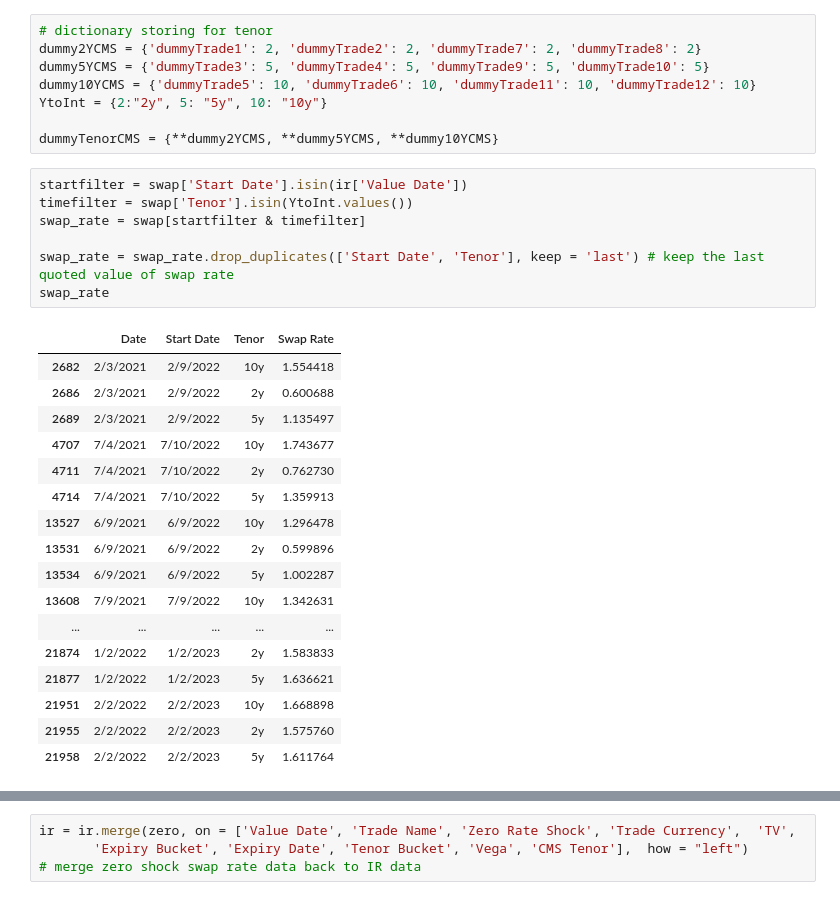
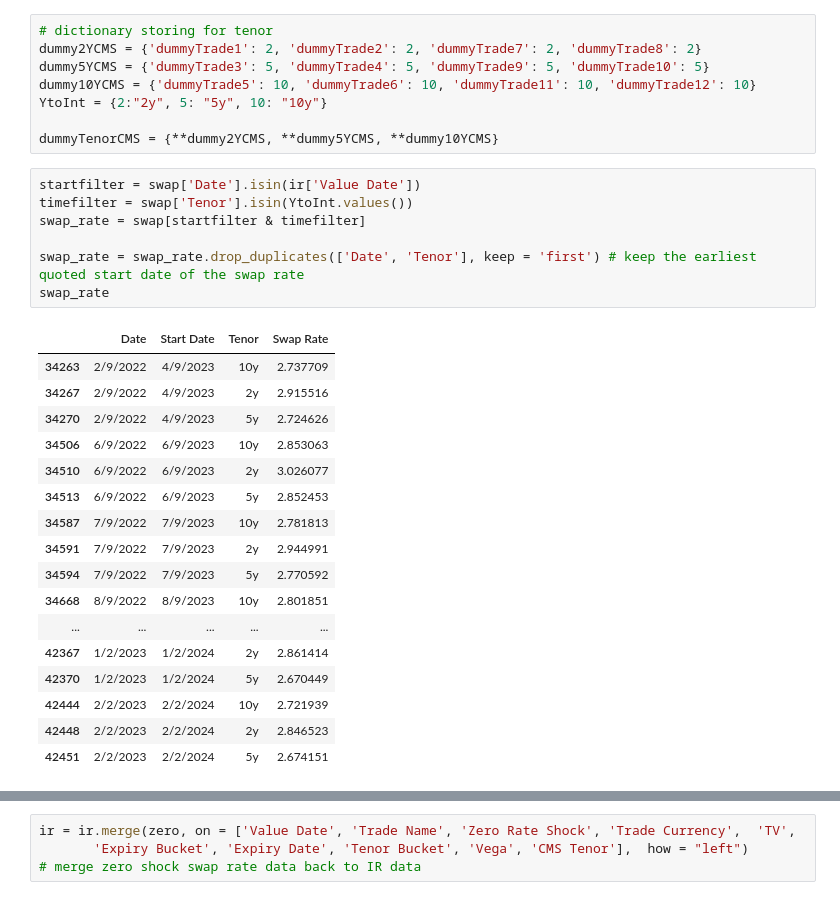
Before and after one commit to jacksonhk/UBS-data, a Jupyter notebook: preprocess.ipynb, the cells around one changed output, grey strips where cells are left out. Saved outputs shown, nothing was run; the diff lists cells and outputs as text.

Commit message:
Corrected Swap rate implementation

```diff
--- a/preprocess.ipynb
+++ b/preprocess.ipynb
@@ -76,30 +76,30 @@ YtoInt = {2:"2y", 5: "5y", 10: "10y"}
 
 dummyTenorCMS = {**dummy2YCMS, **dummy5YCMS, **dummy10YCMS}
 # %%
-startfilter = swap['Start Date'].isin(ir['Value Date'])
+startfilter = swap['Date'].isin(ir['Value Date'])
 timefilter = swap['Tenor'].isin(YtoInt.values())
 swap_rate = swap[startfilter & timefilter]
 
-swap_rate = swap_rate.drop_duplicates(['Start Date', 'Tenor'], keep = 'last') # keep the last quoted value of swap rate
+swap_rate = swap_rate.drop_duplicates(['Date', 'Tenor'], keep = 'first') # keep the earliest quoted start date of the swap rate
 swap_rate
 # %% [output]
 |  | Date | Start Date | Tenor | Swap Rate |
-| 2682 | 2/3/2021 | 2/9/2022 | 10y | 1.554418 |
-| 2686 | 2/3/2021 | 2/9/2022 | 2y | 0.600688 |
-| 2689 | 2/3/2021 | 2/9/2022 | 5y | 1.135497 |
-| 4707 | 7/4/2021 | 7/10/2022 | 10y | 1.743677 |
-| 4711 | 7/4/2021 | 7/10/2022 | 2y | 0.762730 |
-| 4714 | 7/4/2021 | 7/10/2022 | 5y | 1.359913 |
-| 13527 | 6/9/2021 | 6/9/2022 | 10y | 1.296478 |
-| 13531 | 6/9/2021 | 6/9/2022 | 2y | 0.599896 |
-| 13534 | 6/9/2021 | 6/9/2022 | 5y | 1.002287 |
-| 13608 | 7/9/2021 | 7/9/2022 | 10y | 1.342631 |
+| 34263 | 2/9/2022 | 4/9/2023 | 10y | 2.737709 |
+| 34267 | 2/9/2022 | 4/9/2023 | 2y | 2.915516 |
+| 34270 | 2/9/2022 | 4/9/2023 | 5y | 2.724626 |
+| 34506 | 6/9/2022 | 6/9/2023 | 10y | 2.853063 |
+| 34510 | 6/9/2022 | 6/9/2023 | 2y | 3.026077 |
+| 34513 | 6/9/2022 | 6/9/2023 | 5y | 2.852453 |
+| 34587 | 7/9/2022 | 7/9/2023 | 10y | 2.781813 |
+| 34591 | 7/9/2022 | 7/9/2023 | 2y | 2.944991 |
+| 34594 | 7/9/2022 | 7/9/2023 | 5y | 2.770592 |
+| 34668 | 8/9/2022 | 8/9/2023 | 10y | 2.801851 |
 | ... | ... | ... | ... | ... |
-| 21874 | 1/2/2022 | 1/2/2023 | 2y | 1.583833 |
-| 21877 | 1/2/2022 | 1/2/2023 | 5y | 1.636621 |
-| 21951 | 2/2/2022 | 2/2/2023 | 10y | 1.668898 |
-| 21955 | 2/2/2022 | 2/2/2023 | 2y | 1.575760 |
-| 21958 | 2/2/2022 | 2/2/2023 | 5y | 1.611764 |
+| 42367 | 1/2/2023 | 1/2/2024 | 2y | 2.861414 |
+| 42370 | 1/2/2023 | 1/2/2024 | 5y | 2.670449 |
+| 42444 | 2/2/2023 | 2/2/2024 | 10y | 2.721939 |
+| 42448 | 2/2/2023 | 2/2/2024 | 2y | 2.846523 |
+| 42451 | 2/2/2023 | 2/2/2024 | 5y | 2.674151 |
 # %%
 ir['CMS Tenor'] = ir['Trade Name'].map(dummyTenorCMS).map(YtoInt)
 zero = ir.loc[ir['Zero Rate Shock'] == 0]
```
Also changed, not shown: parts of 1 cell of this notebook.
